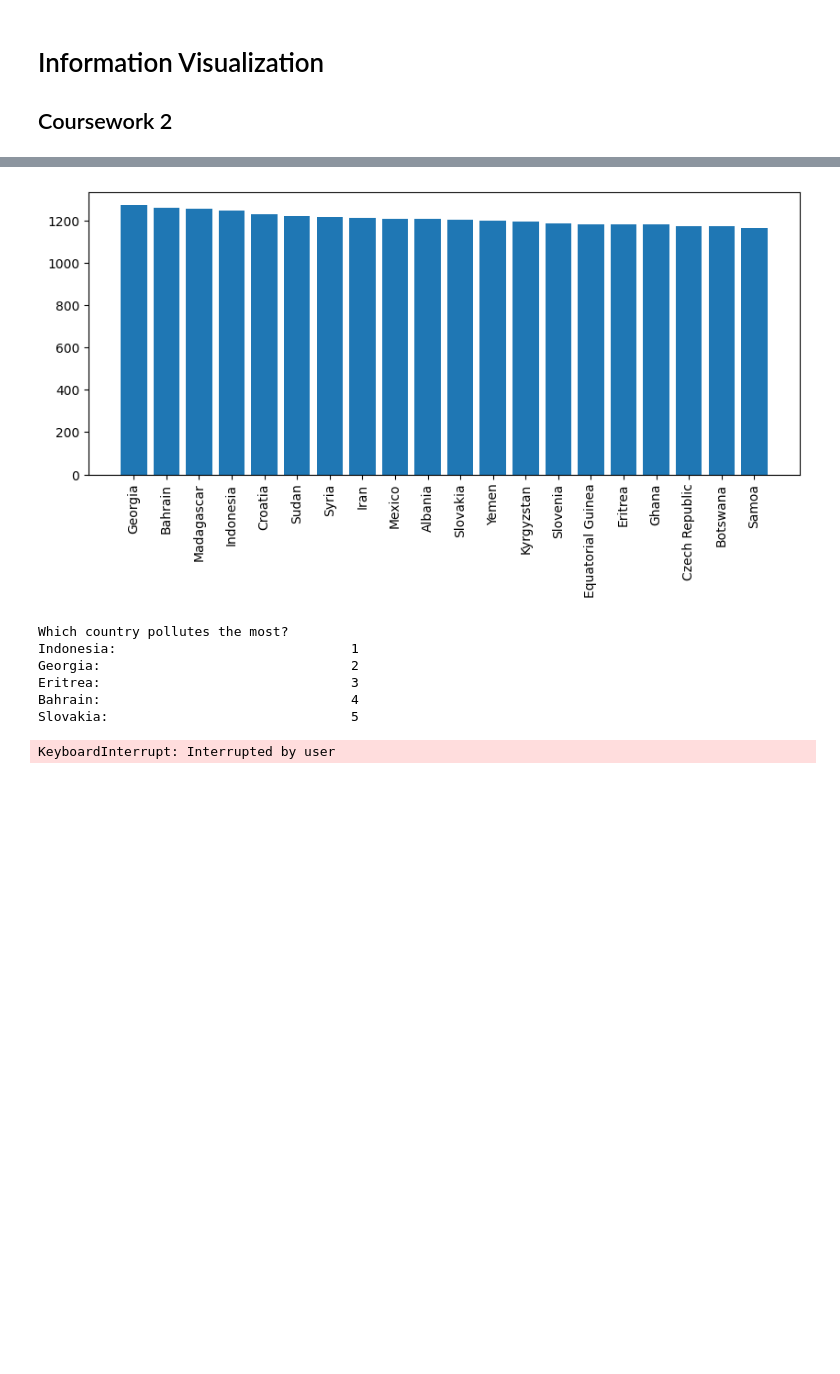
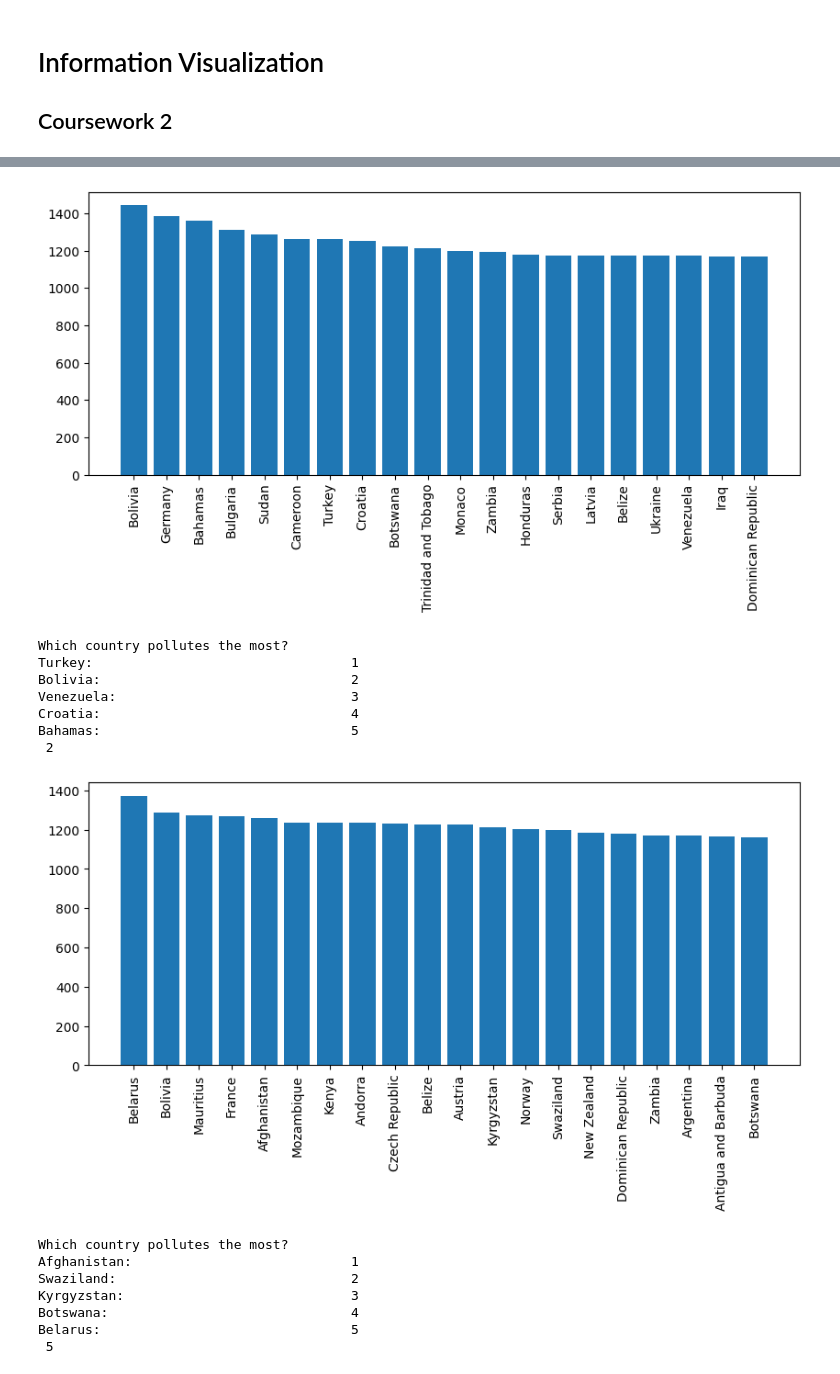
Before and after one commit to ChackMociute/Information-Visualization-coursework-2, a Jupyter notebook: cw2.ipynb, the cells around one changed output, grey strips where cells are left out. Drawn from its saved outputs; the diff is of its cells as text; code cells hidden in the pictures; blank space fills up the shorter version.

```diff
--- a/cw2.ipynb
+++ b/cw2.ipynb
@@ -34,26 +34,47 @@ plt.show()
 # %%
-for _ in range(10):
+n = 3
+ans, correct, times = *np.empty((3, n)),
+
+for e in range(n):
     pollution = pd.DataFrame(np.random.uniform(0, 100, (20, len(country_names))),
                              columns=country_names,
                              index=reversed(pd.date_range(start='2000', end='2020', freq='Y')))
     pollution = pollution.sum().sort_values(ascending=False).iloc[:20]
 
     plt.figure(figsize=(10, 4))
     plt.bar(pollution.index, pollution)
     plt.xticks(rotation=90)
     plt.show()
 
+    sample = pd.concat([pollution.iloc[:1], pollution[1:].sample(4)]).sample(frac=1).index
+    cor = sample.get_loc(pollution.iloc[:1].index[0]) + 1
+
     print("Which country pollutes the most?")
-    for i, c in enumerate(pd.concat([pollution.iloc[:1], pollution[1:].sample(4)]).sample(frac=1).index):
+    for i, c in enumerate(sample):
         print("{0:40}{1}".format(c + ':', i+1))
+
+    s = time()
     answer = int(input(""))
+
+    ans[e] = answer
+    correct[e] = cor
+    times[e] = (time() - s)
+
     sleep(1)
 # %% [output]
-[figure, old version]
+[figure, new version]
 Which country pollutes the most?
-Indonesia:                              1
-Georgia:                                2
-Eritrea:                                3
-Bahrain:                                4
-Slovakia:                               5
+Turkey:                                 1
+Bolivia:                                2
+Venezuela:                              3
+Croatia:                                4
+Bahamas:                                5
+ 2
+[figure, added]
-KeyboardInterrupt: Interrupted by user
+Which country pollutes the most?
+Afghanistan:                            1
+Swaziland:                              2
+Kyrgyzstan:                             3
+Botswana:                               4
+Belarus:                                5
+ 5
```
Also changed, not shown: parts of 5 cells of this notebook.
